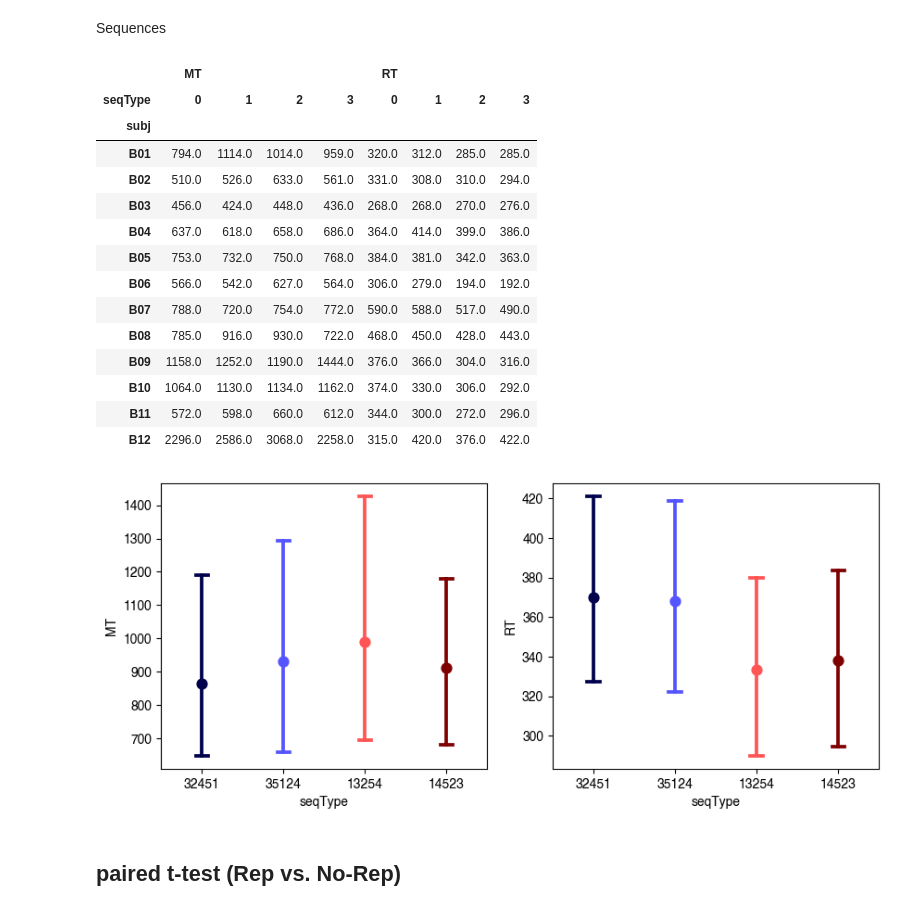
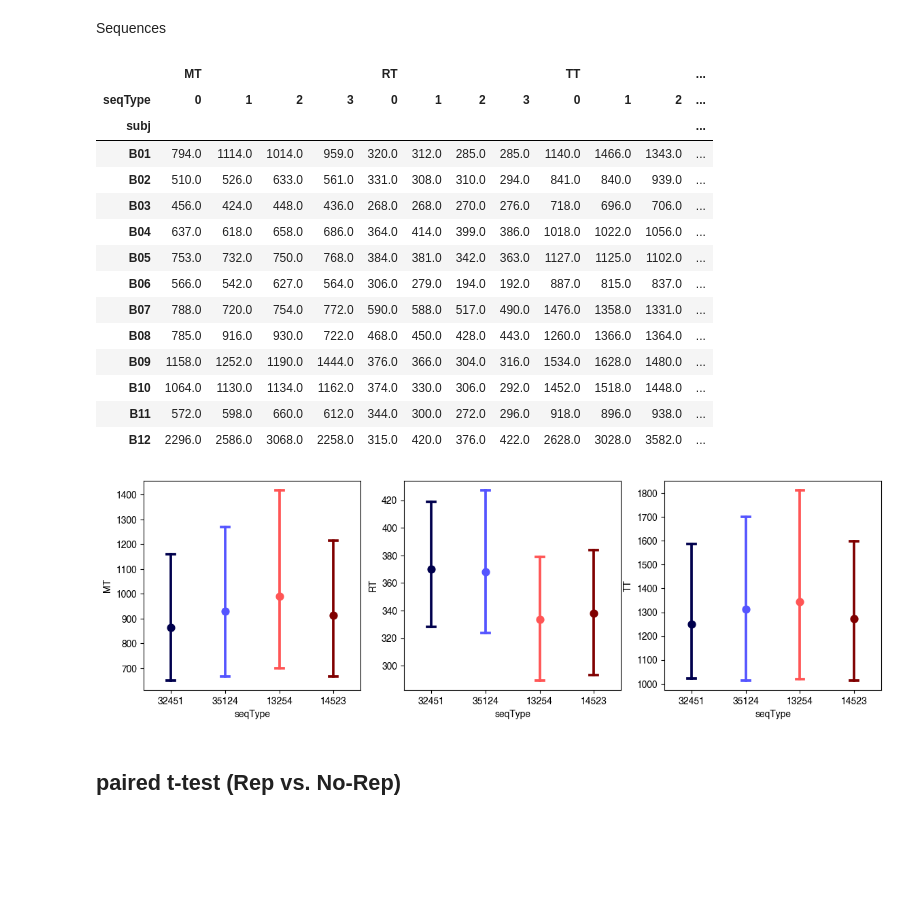
Before and after one commit to psb629/SeqSpatialSupp_fMRI, a Jupyter notebook: Notebook/behav.sslb2.ipynb, the cells around one changed output. Drawn from its saved outputs; the diff is of its cells as text; code cells hidden in the pictures; blank space fills up the shorter version.

```diff
--- a/Notebook/behav.sslb2.ipynb
+++ b/Notebook/behav.sslb2.ipynb
@@ -252,5 +254,6 @@ estimate = 'median'
 dg_groupby = get_df_groupby(df=dg, by=['subj','Cue_Rep','Seq_Rep'], successed=True, estimate=estimate)
 MT_m, MT_M = dg_groupby.MT.min(), dg_groupby.MT.max()
 RT_m, RT_M = dg_groupby.RT.min(), dg_groupby.RT.max()
+TT_m, TT_M = dg_groupby.TT.min(), dg_groupby.TT.max()
 dg_groupby
 # %% [output]
@@ -335,5 +341,5 @@ plt.subplots_adjust(wspace=0.5)
 # %%
-for ii, value in enumerate(['MT','RT']):
+for ii, value in enumerate(['MT','RT','TT']):
     print(value)
     ax = axs[ii]
     for jj, cc in enumerate(['Within','Between']):
@@ -356,20 +365,21 @@ Between t(11)=0.0530 (nsp=9.587e-01)
 #     dpi=300, facecolor=[1,1,1,1], bbox_inches = "tight"
 # )
 # %%
-## check an individual data
-subj = 'B06'
-sns.pointplot(
-    data=dg[dg.subj==subj],
-    x='Cue_Rep', order=order,
-    y='MT', estimator='mean',
-    hue='Seq_Rep', hue_order=hue_order, dodge=True,
-    errorbar='se', capsize=0.15, err_kws={'linewidth': 2.0},
-    palette=palette,
-)
-for cue in ['Within','Between']:
-    a = dg[(dg.subj==subj)&(dg.Cue_Rep==cue)&(dg.Seq_Rep==True)].MT
-    b = dg[(dg.subj==subj)&(dg.Cue_Rep==cue)&(dg.Seq_Rep==False)].MT
-    res = scipy.stats.ttest_ind(a,b,alternative='two-sided')
-    tval = res.statistic
-    pval = res.pvalue
-    print(len(a), len(b), cue, 't(%d)=%.4f (%sp=%.3e)'%(res.df, tval, sstat.convert_pval_to_star(pval), pval))
+# ## check an individual data
+# cc = 'MT'
+# subj = 'B06'
+# sns.pointplot(
+#     data=dg[dg.subj==subj],
+#     x='Cue_Rep', order=order,
+#     y=cc, estimator='mean',
+#     hue='Seq_Rep', hue_order=hue_order, dodge=True,
+#     errorbar='se', capsize=0.15, err_kws={'linewidth': 2.0},
+#     palette=palette,
+# )
+# for cue in ['Within','Between']:
+#     a = dg[(dg.subj==subj)&(dg.Cue_Rep==cue)&(dg.Seq_Rep==True)][cc]
+#     b = dg[(dg.subj==subj)&(dg.Cue_Rep==cue)&(dg.Seq_Rep==False)][cc]
+#     res = scipy.stats.ttest_ind(a,b,alternative='two-sided')
+#     tval = res.statistic
+#     pval = res.pvalue
+#     print(len(a), len(b), cue, 't(%d)=%.4f (%sp=%.3e)'%(res.df, tval, sstat.convert_pval_to_star(pval), pval))
@@ -404,43 +410,43 @@ df
 # %% [markdown]
 Sequences
 # %%
-dh = dg[dg.isError==0].pivot_table(values=['MT','RT'], index='subj', columns='seqType', aggfunc='median')
+dh = dg[dg.isError==0].pivot_table(values=['MT','RT','TT'], index='subj', columns='seqType', aggfunc='median')
 dh
 # %% [output]
-|  | MT |  |  |  | RT |  |  |  |
-| seqType | 0 | 1 | 2 | 3 | 0 | 1 | 2 | 3 |
-| subj |  |  |  |  |  |  |  |  |
-| B01 | 794.0 | 1114.0 | 1014.0 | 959.0 | 320.0 | 312.0 | 285.0 | 285.0 |
-| B02 | 510.0 | 526.0 | 633.0 | 561.0 | 331.0 | 308.0 | 310.0 | 294.0 |
-| B03 | 456.0 | 424.0 | 448.0 | 436.0 | 268.0 | 268.0 | 270.0 | 276.0 |
-| B04 | 637.0 | 618.0 | 658.0 | 686.0 | 364.0 | 414.0 | 399.0 | 386.0 |
-| B05 | 753.0 | 732.0 | 750.0 | 768.0 | 384.0 | 381.0 | 342.0 | 363.0 |
-| B06 | 566.0 | 542.0 | 627.0 | 564.0 | 306.0 | 279.0 | 194.0 | 192.0 |
-| B07 | 788.0 | 720.0 | 754.0 | 772.0 | 590.0 | 588.0 | 517.0 | 490.0 |
-| B08 | 785.0 | 916.0 | 930.0 | 722.0 | 468.0 | 450.0 | 428.0 | 443.0 |
-| B09 | 1158.0 | 1252.0 | 1190.0 | 1444.0 | 376.0 | 366.0 | 304.0 | 316.0 |
-| B10 | 1064.0 | 1130.0 | 1134.0 | 1162.0 | 374.0 | 330.0 | 306.0 | 292.0 |
-| B11 | 572.0 | 598.0 | 660.0 | 612.0 | 344.0 | 300.0 | 272.0 | 296.0 |
-| B12 | 2296.0 | 2586.0 | 3068.0 | 2258.0 | 315.0 | 420.0 | 376.0 | 422.0 |
+|  | MT |  |  |  | RT |  |  |  | TT |  |  | ... |
+| seqType | 0 | 1 | 2 | 3 | 0 | 1 | 2 | 3 | 0 | 1 | 2 | ... |
+| subj |  |  |  |  |  |  |  |  |  |  |  | ... |
+| B01 | 794.0 | 1114.0 | 1014.0 | 959.0 | 320.0 | 312.0 | 285.0 | 285.0 | 1140.0 | 1466.0 | 1343.0 | ... |
+| B02 | 510.0 | 526.0 | 633.0 | 561.0 | 331.0 | 308.0 | 310.0 | 294.0 | 841.0 | 840.0 | 939.0 | ... |
+| B03 | 456.0 | 424.0 | 448.0 | 436.0 | 268.0 | 268.0 | 270.0 | 276.0 | 718.0 | 696.0 | 706.0 | ... |
+| B04 | 637.0 | 618.0 | 658.0 | 686.0 | 364.0 | 414.0 | 399.0 | 386.0 | 1018.0 | 1022.0 | 1056.0 | ... |
+| B05 | 753.0 | 732.0 | 750.0 | 768.0 | 384.0 | 381.0 | 342.0 | 363.0 | 1127.0 | 1125.0 | 1102.0 | ... |
+| B06 | 566.0 | 542.0 | 627.0 | 564.0 | 306.0 | 279.0 | 194.0 | 192.0 | 887.0 | 815.0 | 837.0 | ... |
+| B07 | 788.0 | 720.0 | 754.0 | 772.0 | 590.0 | 588.0 | 517.0 | 490.0 | 1476.0 | 1358.0 | 1331.0 | ... |
+| B08 | 785.0 | 916.0 | 930.0 | 722.0 | 468.0 | 450.0 | 428.0 | 443.0 | 1260.0 | 1366.0 | 1364.0 | ... |
+| B09 | 1158.0 | 1252.0 | 1190.0 | 1444.0 | 376.0 | 366.0 | 304.0 | 316.0 | 1534.0 | 1628.0 | 1480.0 | ... |
+| B10 | 1064.0 | 1130.0 | 1134.0 | 1162.0 | 374.0 | 330.0 | 306.0 | 292.0 | 1452.0 | 1518.0 | 1448.0 | ... |
+| B11 | 572.0 | 598.0 | 660.0 | 612.0 | 344.0 | 300.0 | 272.0 | 296.0 | 918.0 | 896.0 | 938.0 | ... |
+| B12 | 2296.0 | 2586.0 | 3068.0 | 2258.0 | 315.0 | 420.0 | 376.0 | 422.0 | 2628.0 | 3028.0 | 3582.0 | ... |
 # %%
-fig, axs = plt.subplots(ncols=2, figsize=(10,4))
+fig, axs = plt.subplots(ncols=3, figsize=(14,4))
 
-for ii, y in enumerate(['MT','RT']):
+for ii, y in enumerate(['MT','RT','TT']):
     ax = axs[ii]
     g = sns.pointplot(
         data=dh.stack(level=1, future_stack=True).reset_index(),
         x='seqType', y=y,
         hue='seqType', palette=cm.seismic,
         capsize=0.15,
         ax=ax
     )
     g.legend().remove()
     xticks = g.get_xticks()
     g.set_xticks(xticks)
     xticklabels = [seqType2seq(st) for st in range(4)]
     g.set_xticklabels(xticklabels)
 # %% [output]
-[figure, old version]
+[figure, new version]
 # %% [markdown]
 ## paired t-test (Rep vs. No-Rep)
 # %% [markdown]
```
Also changed, not shown: parts of 9 cells of this notebook.
